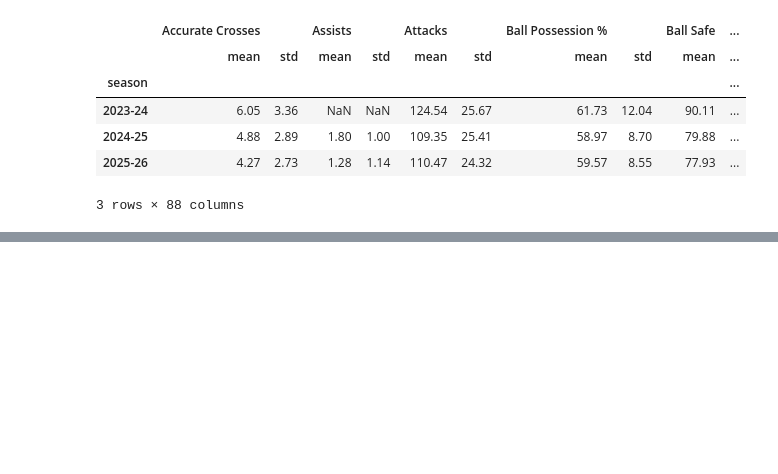
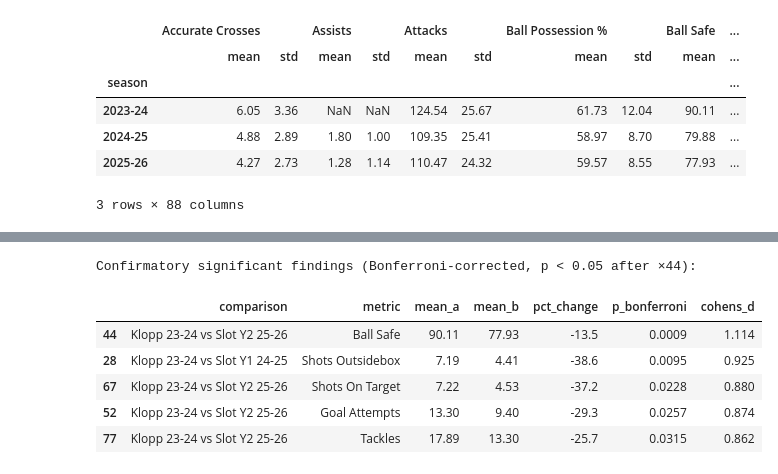
Before and after one commit to gauravahlawat01goal/football-analytics, a Jupyter notebook: notebooks/01_statistical_comparison.ipynb, the cells around one changed output, grey strips where cells are left out. Saved outputs shown, nothing was run; the diff lists cells and outputs as text; code cells hidden in the pictures; blank space fills up the shorter version.

```diff
--- a/notebooks/01_statistical_comparison.ipynb
+++ b/notebooks/01_statistical_comparison.ipynb
@@ -66,16 +74,10 @@ def cohen_d(a, b):
     pooled_std = np.sqrt((np.std(a, ddof=1)**2 + np.std(b, ddof=1)**2) / 2)
     return (np.mean(a) - np.mean(b)) / pooled_std if pooled_std > 0 else 0
 
-comparisons = [
-    ("Klopp 23-24", "Slot Y1 24-25", 21646, 23614),
-    ("Slot Y1 24-25", "Slot Y2 25-26", 23614, 25583),
-    ("Klopp 23-24", "Slot Y2 25-26", 21646, 25583),
-]
-
-n_tests = len(stat_cols)  # Bonferroni denominator
-results = []
-
-for label_a, label_b, sid_a, sid_b in comparisons:
+def run_tests(wide, sid_a, sid_b, label_a, label_b, stat_cols):
+    """Run Welch's t-tests for all metrics between two seasons."""
+    n_tests = len(stat_cols)
+    results = []
     g_a = wide[wide["season_id"] == sid_a]
     g_b = wide[wide["season_id"] == sid_b]
     for col in stat_cols:
@@ -86,16 +88,25 @@ for label_a, label_b, sid_a, sid_b in comparisons:
         _, p = stats.ttest_ind(a, b, equal_var=False)
         d = cohen_d(a.values, b.values)
         results.append({
-            "comparison": f"{label_a} vs {label_b}",
             "metric": col,
             "mean_a": round(a.mean(), 2),
             "mean_b": round(b.mean(), 2),
             "delta": round(b.mean() - a.mean(), 2),
             "pct_change": round((b.mean() - a.mean()) / a.mean() * 100, 1) if a.mean() != 0 else None,
-            "p_value": round(p, 4),
+            "p_raw": p,
             "p_bonferroni": round(min(p * n_tests, 1.0), 4),
             "cohens_d": round(d, 3),
-            "significant": p * n_tests < 0.05,
+            "sig_bonferroni": p * n_tests < 0.05,
+            "sig_nominal": p < 0.05,
+            "comparison": f"{label_a} vs {label_b}",
+            "n_a": len(a),
+            "n_b": len(b),
         })
+    return pd.DataFrame(results)
 
-results_df = pd.DataFrame(results)
+# --- Confirmatory: Klopp era vs Slot era ---
+klopp_v_y1 = run_tests(wide, 21646, 23614, "Klopp 23-24", "Slot Y1 24-25", stat_cols)
+klopp_v_y2 = run_tests(wide, 21646, 25583, "Klopp 23-24", "Slot Y2 25-26", stat_cols)
+
+print(f"Klopp vs Y1 — significant (Bonferroni): {klopp_v_y1['sig_bonferroni'].sum()} / {len(klopp_v_y1)}")
+print(f"Klopp vs Y2 — significant (Bonferroni): {klopp_v_y2['sig_bonferroni'].sum()} / {len(klopp_v_y2)}")
@@ -113,0 +116,16 @@ Significant after Bonferroni correction: 5 of 124 tests
+# %%
+# Confirmatory findings: merge both Klopp comparisons, show significant results ranked by effect size
+confirmatory = pd.concat([klopp_v_y1, klopp_v_y2], ignore_index=True)
+conf_sig = confirmatory[confirmatory["sig_bonferroni"]].sort_values("cohens_d", key=abs, ascending=False)
+
+print(f"Confirmatory significant findings (Bonferroni-corrected, p < 0.05 after ×44):")
+print()
+conf_sig[["comparison", "metric", "mean_a", "mean_b", "pct_change", "p_bonferroni", "cohens_d"]]
+# %% [output]
+Confirmatory significant findings (Bonferroni-corrected, p < 0.05 after ×44):
+|  | comparison | metric | mean_a | mean_b | pct_change | p_bonferroni | cohens_d |
+| 44 | Klopp 23-24 vs Slot Y2 25-26 | Ball Safe | 90.11 | 77.93 | -13.5 | 0.0009 | 1.114 |
+| 28 | Klopp 23-24 vs Slot Y1 24-25 | Shots Outsidebox | 7.19 | 4.41 | -38.6 | 0.0095 | 0.925 |
+| 67 | Klopp 23-24 vs Slot Y2 25-26 | Shots On Target | 7.22 | 4.53 | -37.2 | 0.0228 | 0.880 |
+| 52 | Klopp 23-24 vs Slot Y2 25-26 | Goal Attempts | 13.30 | 9.40 | -29.3 | 0.0257 | 0.874 |
+| 77 | Klopp 23-24 vs Slot Y2 25-26 | Tackles | 17.89 | 13.30 | -25.7 | 0.0315 | 0.862 |
```
Also changed, not shown: parts of 12 cells of this notebook.
